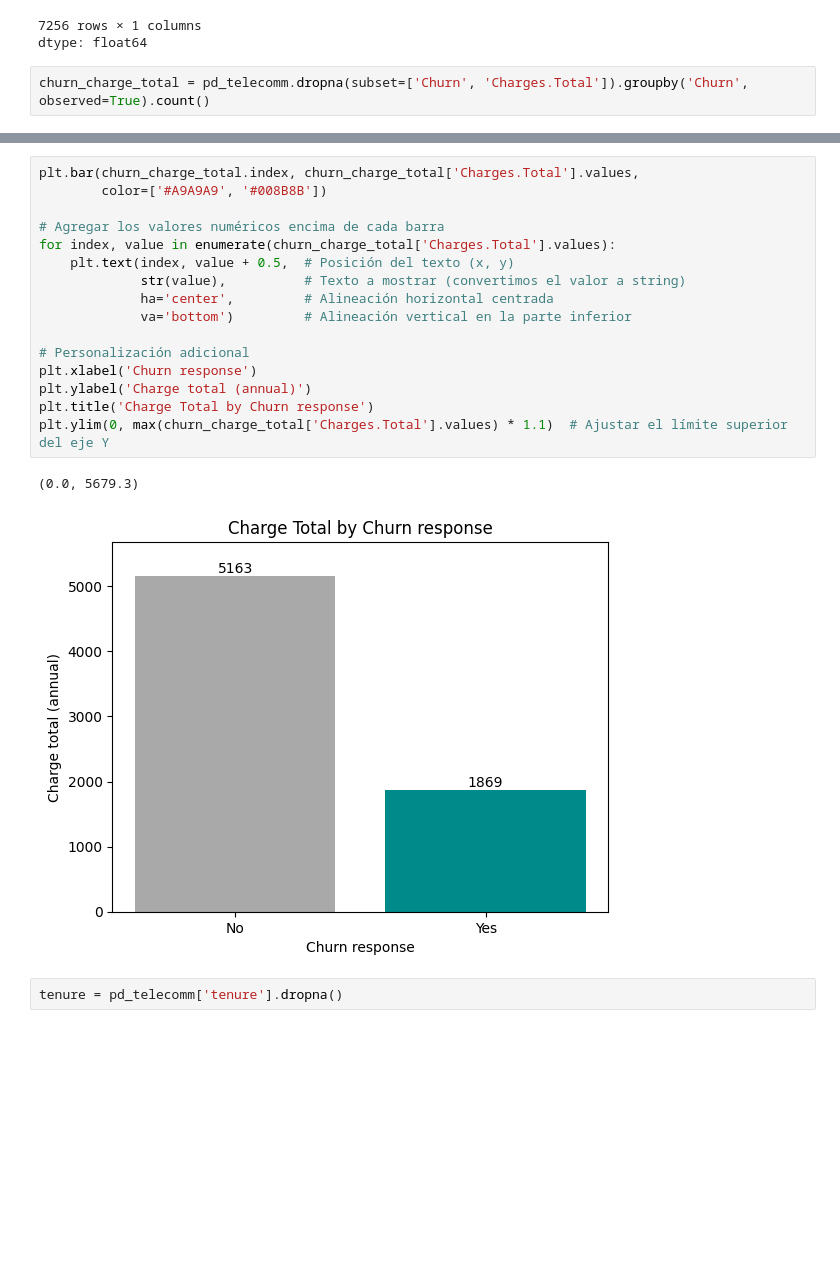
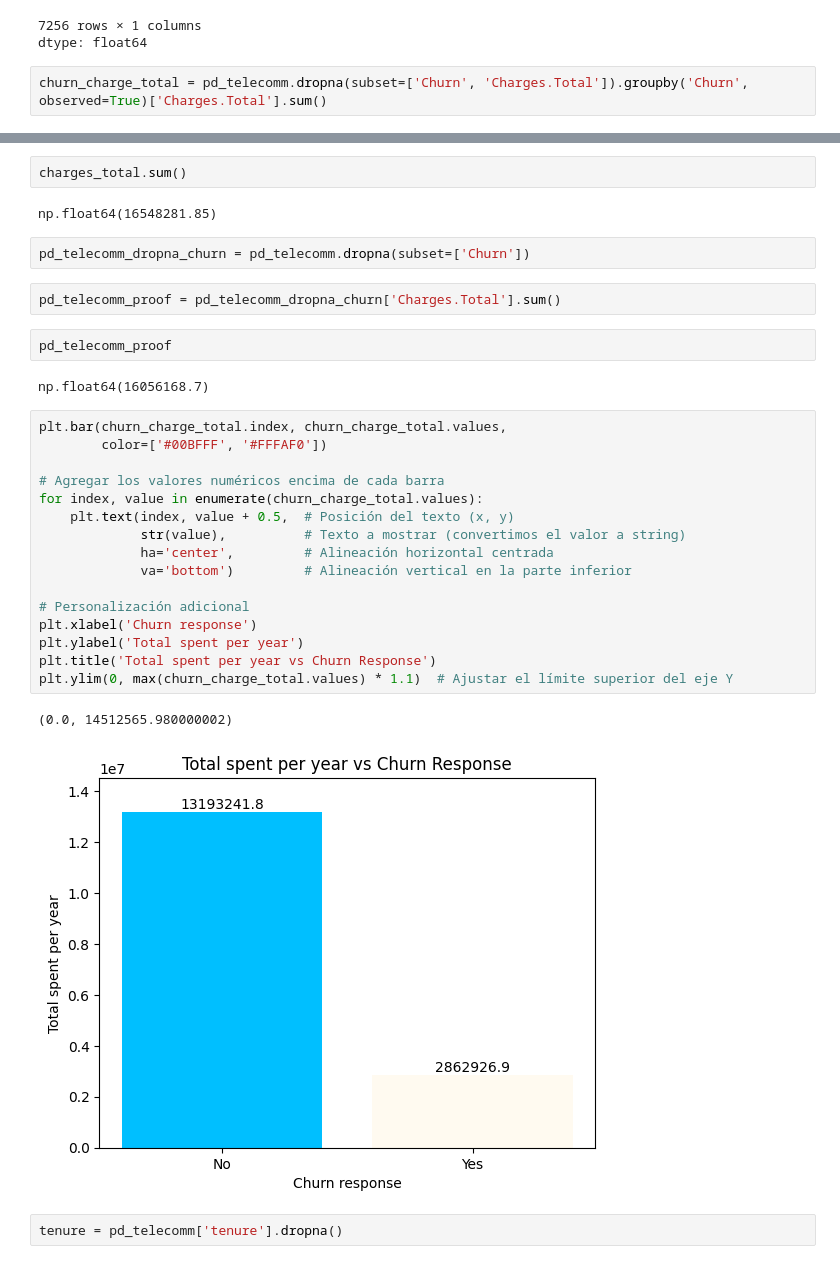
Before and after one commit to betuka1007/Ventas-de-cliente-Alura, a Jupyter notebook: TelecomX_LATAM.ipynb, the cells around one changed output, grey strips where cells are left out. Drawn from its saved outputs; the diff is of its cells as text; blank space fills up the shorter version.

```diff
--- a/TelecomX_LATAM.ipynb
+++ b/TelecomX_LATAM.ipynb
@@ -640,7 +640,7 @@ charges_total
 7256 rows × 1 columns
 dtype: float64
 # %%
-churn_charge_total = pd_telecomm.dropna(subset=['Churn', 'Charges.Total']).groupby('Churn', observed=True).count()
+churn_charge_total = pd_telecomm.dropna(subset=['Churn', 'Charges.Total']).groupby('Churn', observed=True)['Charges.Total'].sum()
 # %%
 churn_charge_total
 # %% [output]
@@ -652,21 +652,33 @@ churn_charge_total
+# %%
+charges_total.sum()
+# %% [output]
+np.float64(16548281.85)
+# %%
+pd_telecomm_dropna_churn = pd_telecomm.dropna(subset=['Churn'])
+# %%
+pd_telecomm_proof = pd_telecomm_dropna_churn['Charges.Total'].sum()
+# %%
+pd_telecomm_proof
+# %% [output]
+np.float64(16056168.7)
 # %%
-plt.bar(churn_charge_total.index, churn_charge_total['Charges.Total'].values,
-        color=['#A9A9A9', '#008B8B'])
+plt.bar(churn_charge_total.index, churn_charge_total.values,
+        color=['#00BFFF', '#FFFAF0'])
 
 # Agregar los valores numéricos encima de cada barra
-for index, value in enumerate(churn_charge_total['Charges.Total'].values):
+for index, value in enumerate(churn_charge_total.values):
     plt.text(index, value + 0.5,  # Posición del texto (x, y)
              str(value),          # Texto a mostrar (convertimos el valor a string)
              ha='center',         # Alineación horizontal centrada
              va='bottom')         # Alineación vertical en la parte inferior
 
 # Personalización adicional
 plt.xlabel('Churn response')
-plt.ylabel('Charge total (annual)')
-plt.title('Charge Total by Churn response')
-plt.ylim(0, max(churn_charge_total['Charges.Total'].values) * 1.1)  # Ajustar el límite superior del eje Y
+plt.ylabel('Total spent per year')
+plt.title('Total spent per year vs Churn Response')
+plt.ylim(0, max(churn_charge_total.values) * 1.1)  # Ajustar el límite superior del eje Y
 # %% [output]
-(0.0, 5679.3)
+(0.0, 14512565.980000002)
-[figure, old version]
+[figure, new version]
 # %%
 tenure = pd_telecomm['tenure'].dropna()
```
Also changed, not shown: parts of 13 cells of this notebook.
